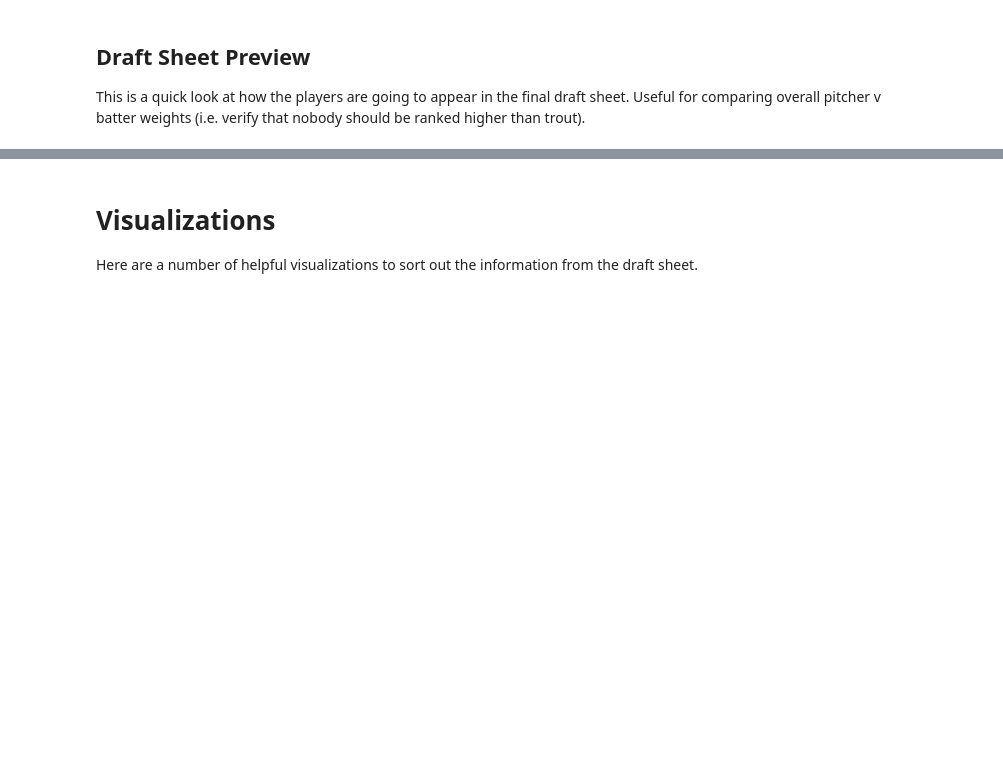
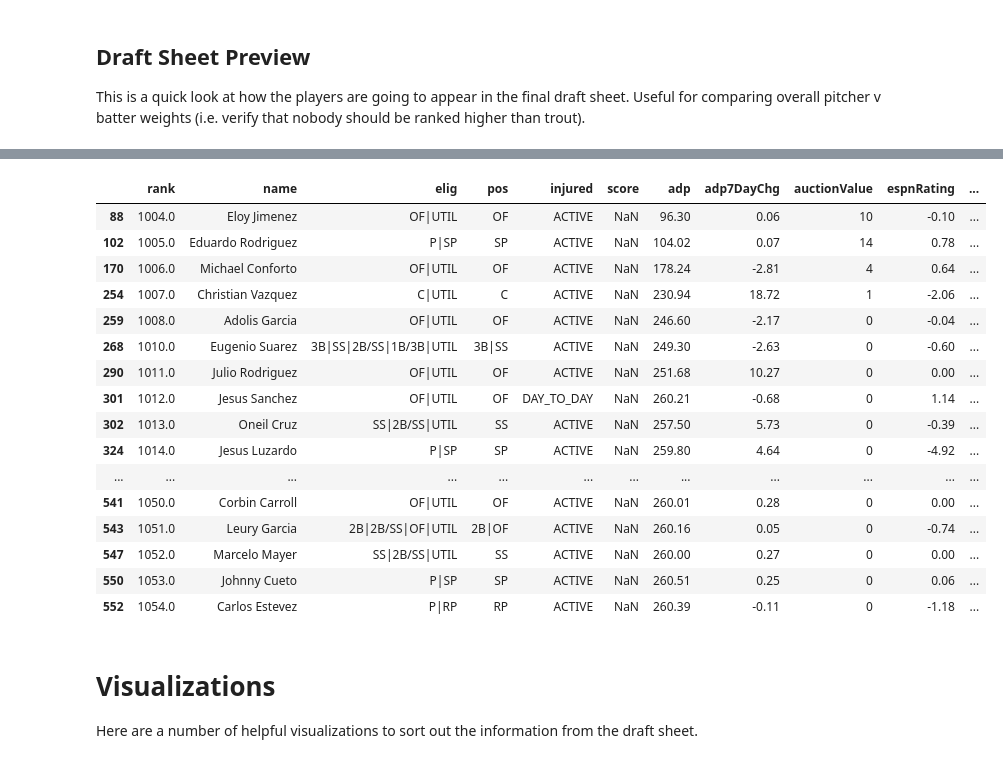
Before and after one commit to zmsy/notebooks, a Jupyter notebook: player_z_scores_preseason.ipynb, the cells around one changed output, grey strips where cells are left out. Saved outputs shown, nothing was run; the diff lists cells and outputs as text; code cells hidden in the pictures; blank space fills up the shorter version.

```diff
--- a/player_z_scores_preseason.ipynb
+++ b/player_z_scores_preseason.ipynb
@@ -467,3 +446,23 @@ dfd.sort_values(by="score", ascending=False).head(150)
+# %%
+dfd[dfd['score'].isna()].sort_values(by="pctOwn", ascending=False).head(50)
+# %% [output]
+|  | rank | name | elig | pos | injured | score | adp | adp7DayChg | auctionValue | espnRating | ... |
+| 88 | 1004.0 | Eloy Jimenez | OF|UTIL | OF | ACTIVE | NaN | 96.30 | 0.06 | 10 | -0.10 | ... |
+| 102 | 1005.0 | Eduardo Rodriguez | P|SP | SP | ACTIVE | NaN | 104.02 | 0.07 | 14 | 0.78 | ... |
+| 170 | 1006.0 | Michael Conforto | OF|UTIL | OF | ACTIVE | NaN | 178.24 | -2.81 | 4 | 0.64 | ... |
+| 254 | 1007.0 | Christian Vazquez | C|UTIL | C | ACTIVE | NaN | 230.94 | 18.72 | 1 | -2.06 | ... |
+| 259 | 1008.0 | Adolis Garcia | OF|UTIL | OF | ACTIVE | NaN | 246.60 | -2.17 | 0 | -0.04 | ... |
+| 268 | 1010.0 | Eugenio Suarez | 3B|SS|2B/SS|1B/3B|UTIL | 3B|SS | ACTIVE | NaN | 249.30 | -2.63 | 0 | -0.60 | ... |
+| 290 | 1011.0 | Julio Rodriguez | OF|UTIL | OF | ACTIVE | NaN | 251.68 | 10.27 | 0 | 0.00 | ... |
+| 301 | 1012.0 | Jesus Sanchez | OF|UTIL | OF | DAY_TO_DAY | NaN | 260.21 | -0.68 | 0 | 1.14 | ... |
+| 302 | 1013.0 | Oneil Cruz | SS|2B/SS|UTIL | SS | ACTIVE | NaN | 257.50 | 5.73 | 0 | -0.39 | ... |
+| 324 | 1014.0 | Jesus Luzardo | P|SP | SP | ACTIVE | NaN | 259.80 | 4.64 | 0 | -4.92 | ... |
+| ... | ... | ... | ... | ... | ... | ... | ... | ... | ... | ... | ... |
+| 541 | 1050.0 | Corbin Carroll | OF|UTIL | OF | ACTIVE | NaN | 260.01 | 0.28 | 0 | 0.00 | ... |
+| 543 | 1051.0 | Leury Garcia | 2B|2B/SS|OF|UTIL | 2B|OF | ACTIVE | NaN | 260.16 | 0.05 | 0 | -0.74 | ... |
+| 547 | 1052.0 | Marcelo Mayer | SS|2B/SS|UTIL | SS | ACTIVE | NaN | 260.00 | 0.27 | 0 | 0.00 | ... |
+| 550 | 1053.0 | Johnny Cueto | P|SP | SP | ACTIVE | NaN | 260.51 | 0.25 | 0 | 0.06 | ... |
+| 552 | 1054.0 | Carlos Estevez | P|RP | RP | ACTIVE | NaN | 260.39 | -0.11 | 0 | -1.18 | ... |
 # %% [markdown]
 # Visualizations
 
```
Also changed, not shown: parts of 4 cells of this notebook, 1 other file.
